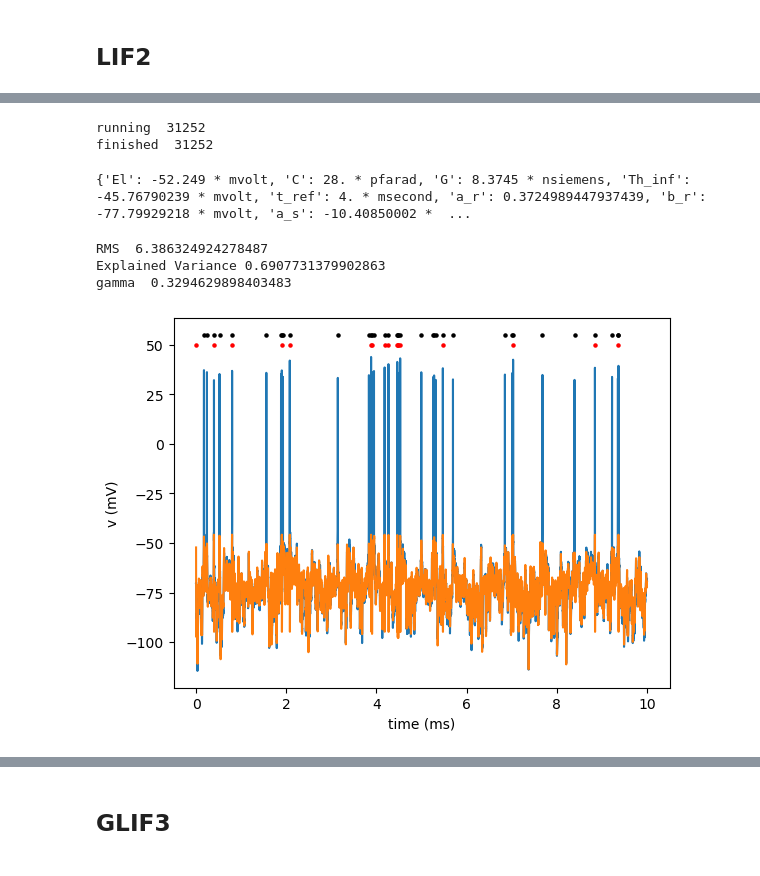
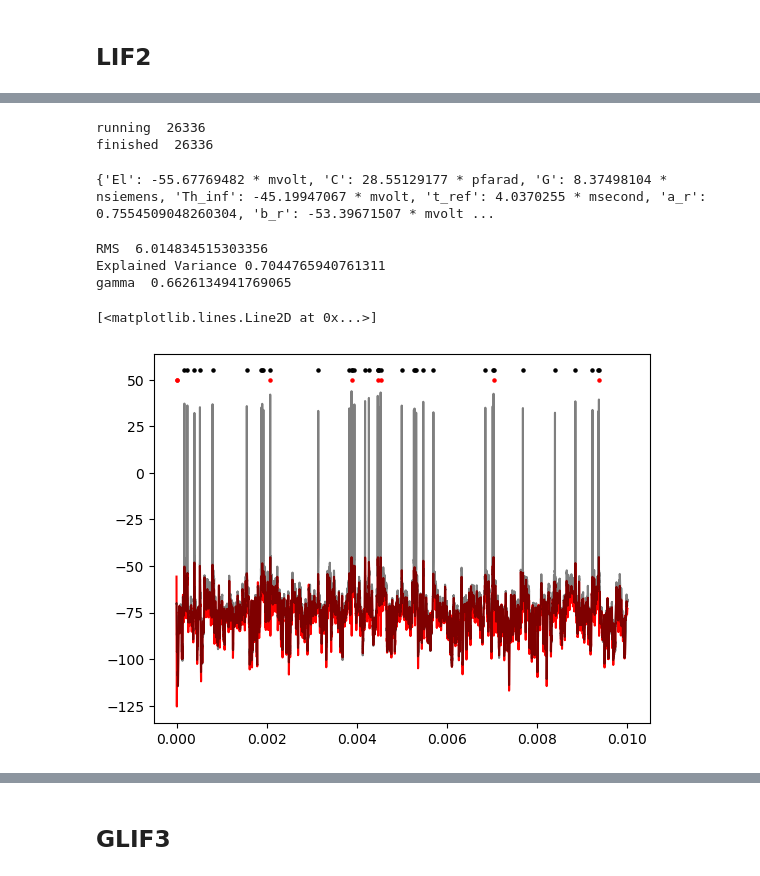
Before and after one commit to Nishant-codex/Brian2_GLIF, a Jupyter notebook: Test_GLIF.ipynb, the cells around one changed output, grey strips where cells are left out. Saved outputs shown, nothing was run; the diff lists cells and outputs as text; code cells hidden in the pictures.

```diff
--- a/Test_GLIF.ipynb
+++ b/Test_GLIF.ipynb
@@ -67,7 +67,7 @@ class Parameter:
     def getSpikeTimes(self):
         return None
 
-experiment = EphysData(I_data,V_data,spikes_data,1/20,0,10*1000)
+experiment = EphysData(I_data,V_data,spikes_data,1/20,0,100*1000)
 experiment_test = EphysData(I_data,V_data,spikes_data,1/20,0*1000,200*1000)
 parameter_glif = Parameter
 # %%
@@ -213,21 +224,21 @@ gamma  0.0366863905325443
 # 'b_s': 89.05937992688483
 
 
-list_params =[-0.055386837477058436, 2.8528761353768743e-11, 8.372291140933922e-09, -0.045767902388055545, 0.004561947656121529, 0.8189493539349575, -0.06896992868110527, -0.010083883409803623, 86.03637983499952]
-params = parameters_from_list_g2(list_params)
-
-params_init = {'El':-0.052249,
-               'C':28e-12,
-               'G':8.3745e-9,
-               'Th_inf':-0.045767902388055545,
-               't_ref':0.004,
-               'V_reset':-0.055354,
-               'Th_s':-0.04,
-               'a_r':  0.3724989447937439,
-               'b_r': -0.07779929218140384,
-               'a_s': -0.01040850002476415,
-               'b_s':  89.05937992688483   ,
-               }
+list_g2 =  [-0.05567769482316576, 2.8551291772222157e-11, 8.374981041089867e-09, -0.04519947066867802, 0.004037025498836038, 0.7554509048260304, -0.05339671506825579, -0.010350539109694365, 78.652277274793]
+params_init = parameters_from_list_g2(list_g2)
+params_init['Th_s'] = -0.055
+# params_init = {
+#             'El':-0.052249,
+#                'C':28e-12,
+#                'G':8.3745e-9,
+#                'Th_inf':-0.045767902388055545,
+#                't_ref':0.004,
+#                'Th_s':-0.04,
+#                'a_r':  0.3724989447937439,
+#                'b_r': -0.07779929218140384,
+#                'a_s': -0.01040850002476415,
+#                'b_s':  89.05937992688483,
+#                }
 brian2.start_scope()
 
 params_init_with_units = add_parameter_units_g2(params_init)
@@ -237,12 +248,12 @@ t, fitted_voltage,th_s, spks = GLIF2_sim(stim = experiment.I*b2.pA,
                                 init_values={'V_init':params_init['El'],'Th_s':params_init['Th_s']},
                                 dt=1/20000*b2.second, )
 # %% [output]
-running  31252
-finished  31252
+running  26336
+finished  26336
 # %%
 print(params_init_with_units)
 # %% [output]
-{'El': -52.249 * mvolt, 'C': 28. * pfarad, 'G': 8.3745 * nsiemens, 'Th_inf': -45.76790239 * mvolt, 't_ref': 4. * msecond, 'a_r': 0.3724989447937439, 'b_r': -77.79929218 * mvolt, 'a_s': -10.40850002 *  ...
+{'El': -55.67769482 * mvolt, 'C': 28.55129177 * pfarad, 'G': 8.37498104 * nsiemens, 'Th_inf': -45.19947067 * mvolt, 't_ref': 4.0370255 * msecond, 'a_r': 0.7554509048260304, 'b_r': -53.39671507 * mvolt ...
 # %%
 
 data_spike_times = experiment.spiketimes
@@ -254,19 +265,16 @@ print('RMS ',rms(fitted_voltage*1000, experiment.V)[0])
 print('Explained Variance', var_explained(fitted_voltage*1000, experiment.V))
 print('gamma ',get_gamma_factor(model_spike_times,data_spike_times,5,100,1/20))
 # %% [output]
-RMS  6.386324924278487
-Explained Variance 0.6907731379902863
-gamma  0.3294629898403483
+RMS  6.014834515303356
+Explained Variance 0.7044765940761311
+gamma  0.6626134941769065
 # %%
 p_time = 10
-plt.scatter(t[:p_time*20000],data_spks[:p_time*20000]*55 ,c='black',s=5)
-plt.scatter(t[:p_time*20000],model_spks[:p_time*20000]*50,c='red'  ,s=5)
+plt.scatter(t[:p_time*20000]/1000,data_spks[:p_time*20000]*55 ,c='black',s=5)
+plt.scatter(t[:p_time*20000]/1000,model_spks[:p_time*20000]*50,c='red'  ,s=5)
 
-plt.plot(t, experiment.V, label='target')
-plt.plot(t, fitted_voltage*1000, label='fit')
-# plt.legend(frameon=False);
-plt.xlabel('time (ms)')
-plt.ylabel('v (mV)')
-plt.show()
+plt.plot(t[:p_time*20000]/1000,fitted_voltage[:p_time*20000]*1000,c='red')
+plt.plot(t[:p_time*20000]/1000,experiment.V[:p_time*20000],alpha=0.5,c='black')
 # %% [output]
+[<matplotlib.lines.Line2D at 0x...>]
-[figure, old version]
+[figure, new version]
```
Also changed, not shown: parts of 19 cells of this notebook, 4 other files.
